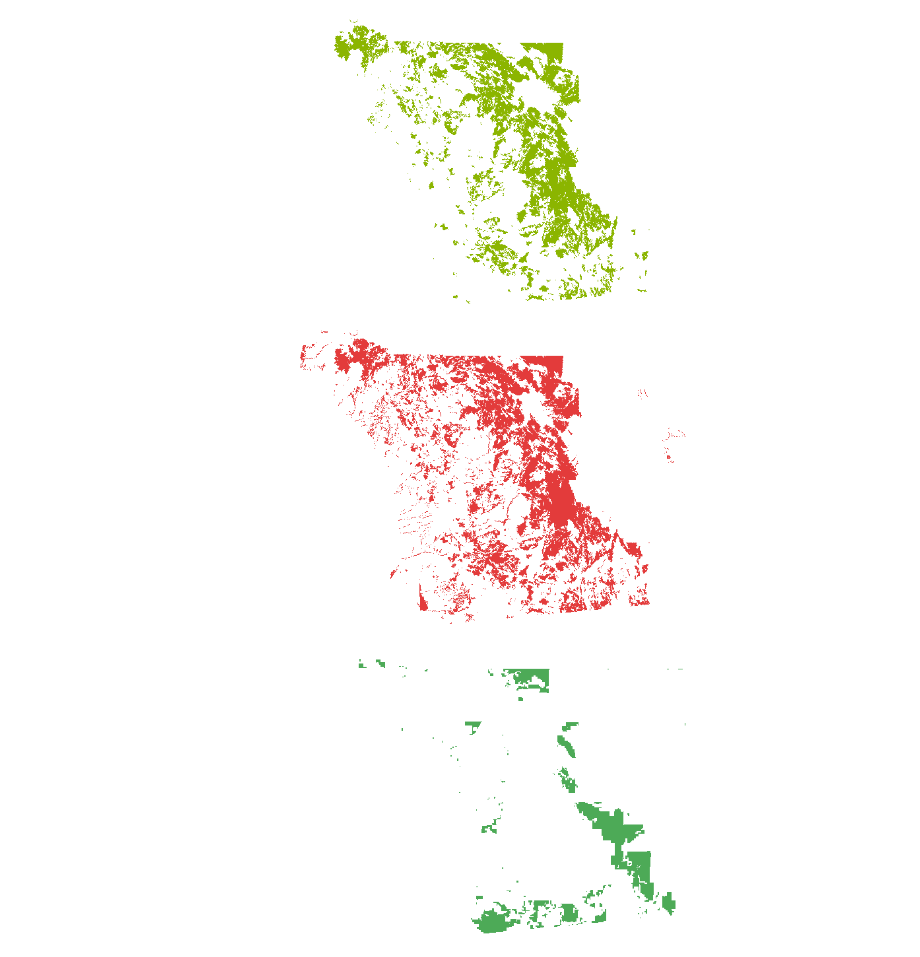
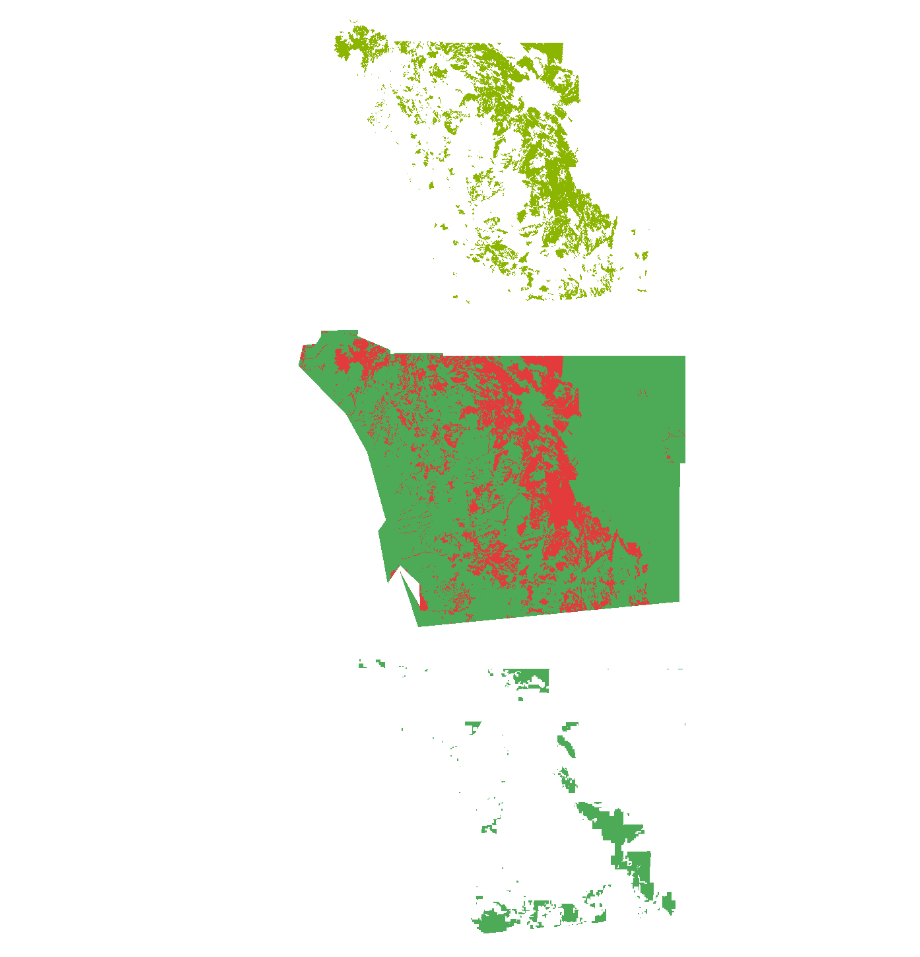
Before and after one commit to kev374k/dsc170_mp4, a Jupyter notebook: MP4.ipynb, the cells around one changed output. Saved outputs shown, nothing was run; the diff lists cells and outputs as text; code cells hidden in the pictures.

```diff
--- a/MP4.ipynb
+++ b/MP4.ipynb
@@ -246,15 +226,21 @@ er_bands
 # %%
 # mapping all errosion levels to 1 to exclude any area with errosion (could change it to allow 1-25% if its not an issue)
 erroded_binary = remap(
     raster=sd_se,
     input_ranges=[1, 1, 1, 2, 2, 3, 3, 4, 4, 5],
     output_values=[0, 0, 0, 0, 0],
     astype="U8",
 )
-er_binary = colormap(erroded_binary, colormap=clrmap2)
-er_binary
+er_binary_band = extract_band(erroded_binary, [0])
+er_binary_filled = raster_calculator(
+    rasters=[er_binary_band],
+    input_names=["er_binary"],
+    expression="con(isnull(er_binary), 1, er_binary)",
+)
+er_binary_filled = clip(er_binary_filled, geometry=san_diego_geometry)
+colormap(er_binary_filled, colormap=clrmap2)
 # %% [output]
-[figure, old version]
+[figure, new version]
 # %%
 #mapping all flooded locations to 0
 federal_binary = remap(
```
Also changed, not shown: parts of 21 cells of this notebook.
